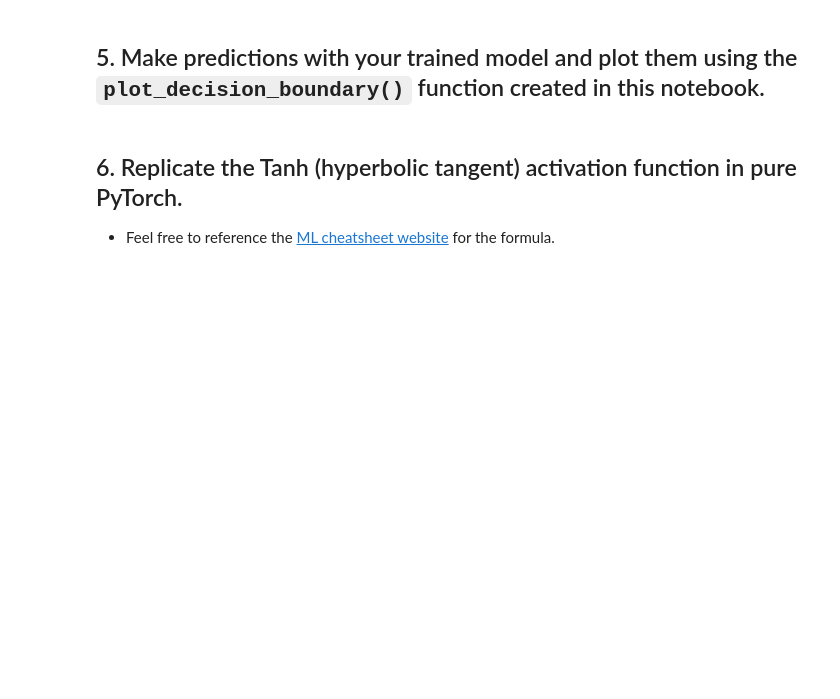
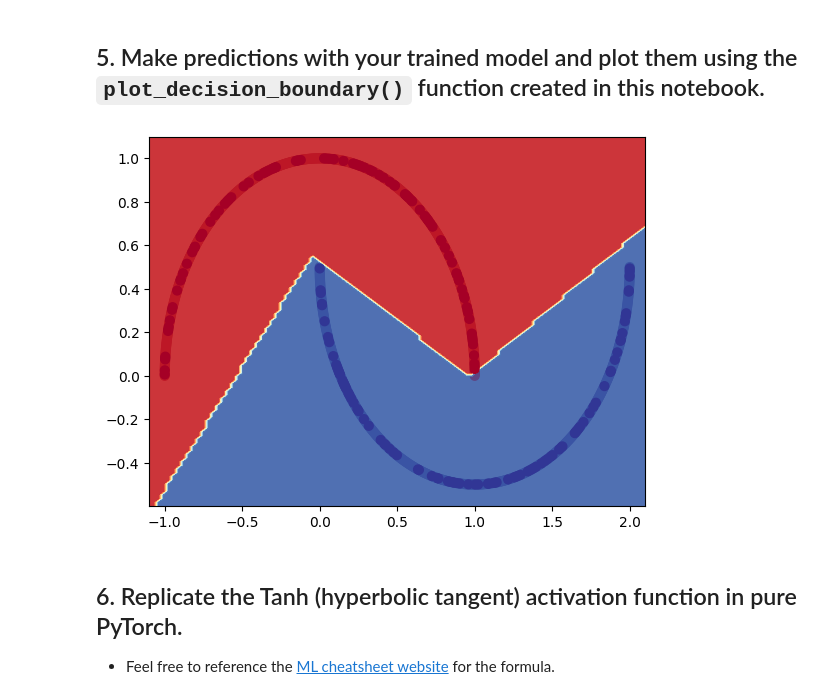
Before and after one commit to derekwangsz/PyTorch, a Jupyter notebook: exercises/02_pytorch_classification_exercises.ipynb, the cells around one changed output. Saved outputs shown, nothing was run; the diff lists cells and outputs as text; code cells hidden in the pictures; blank space fills up the shorter version.

```diff
--- a/exercises/02_pytorch_classification_exercises.ipynb
+++ b/exercises/02_pytorch_classification_exercises.ipynb
@@ -126,7 +128,7 @@ Compile with `TORCH_USE_CUDA_DSA` to enable device-side assertions.
 ## 3. Setup a binary classification compatible loss function and optimizer to use when training the model built in 2.
 # %%
 # Setup loss function
-loss_fn = nn.BCELoss()
+loss_fn = nn.BCEWithLogitsLoss()
 
 # Setup optimizer to optimize model's parameters
 optimizer = torch.optim.SGD(params=model_0.parameters(), lr=0.1) # set the learning rate = 0.1
@@ -170,7 +180,7 @@ Compile with `TORCH_USE_CUDA_DSA` to enable device-side assertions.
 torch.manual_seed(RANDOM_SEED)
 
 # Setup epochs
-epochs = 100
+epochs = 1000
 
 # Send data to the device (CUDA if available -> faster training with GPU!)
 X_train = X_train.to(device)
@@ -183,7 +193,7 @@ for epoch in range(epochs):
   ### Training
 
   # 1. Forward pass (logits output)
-  y_logits = model_0(X_train).squeeze()
+  y_logits = model_0(X_train).squeeze() # use SQUEEZE() to remove singleton dimension!
 
   # Turn logits into prediction probabilities
   y_pred = torch.sigmoid(y_logits)
@@ -192,7 +202,9 @@ for epoch in range(epochs):
   y_pred_labels = torch.round(y_pred)
 
   # 2. Calculaute the loss
+  # loss = loss_fn(y_pred, sigmoid(y_train)) -> if BCELoss() only! (without sigmoid layer loss function)
   loss = loss_fn(y_logits, y_train) # loss = compare model raw outputs to desired model outputs
+  # since we are using BCEWithLogitsLoss(), which already has sigmoid layer inside, we can pass in logits directly!
 
   # Calculate the accuracy
   acc = acc_fn(y_pred_labels, y_train.int()) # the accuracy function needs to compare pred labels (not logits) with actual labels
@@ -263,6 +286,10 @@ def plot_decision_boundary(model, X, y):
     plt.ylim(yy.min(), yy.max())
 # %%
 # Plot decision boundaries for training and test sets
+plot_decision_boundary(model_0, X_train, y_train)
+plot_decision_boundary(model_0, X_test, y_test)
+# %% [output]
+[figure, added]
 # %% [markdown]
 ## 6. Replicate the Tanh (hyperbolic tangent) activation function in pure PyTorch.
   * Feel free to reference the [ML cheatsheet website](https://ml-cheatsheet.readthedocs.io/en/latest/activation_functions.html#tanh) for the formula.
```
Also changed, not shown: parts of 4 cells of this notebook.
